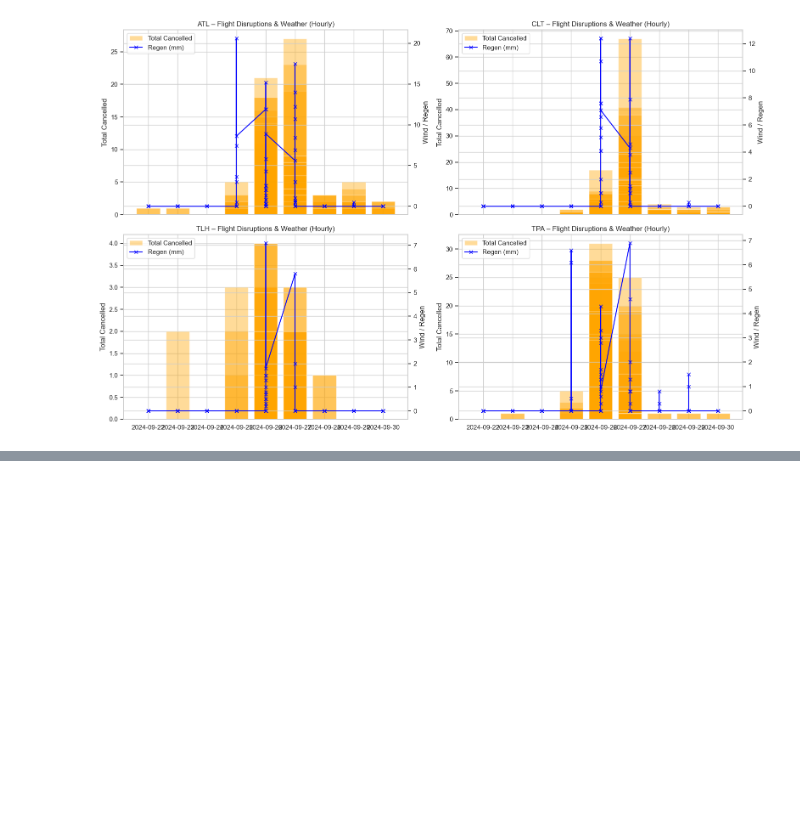
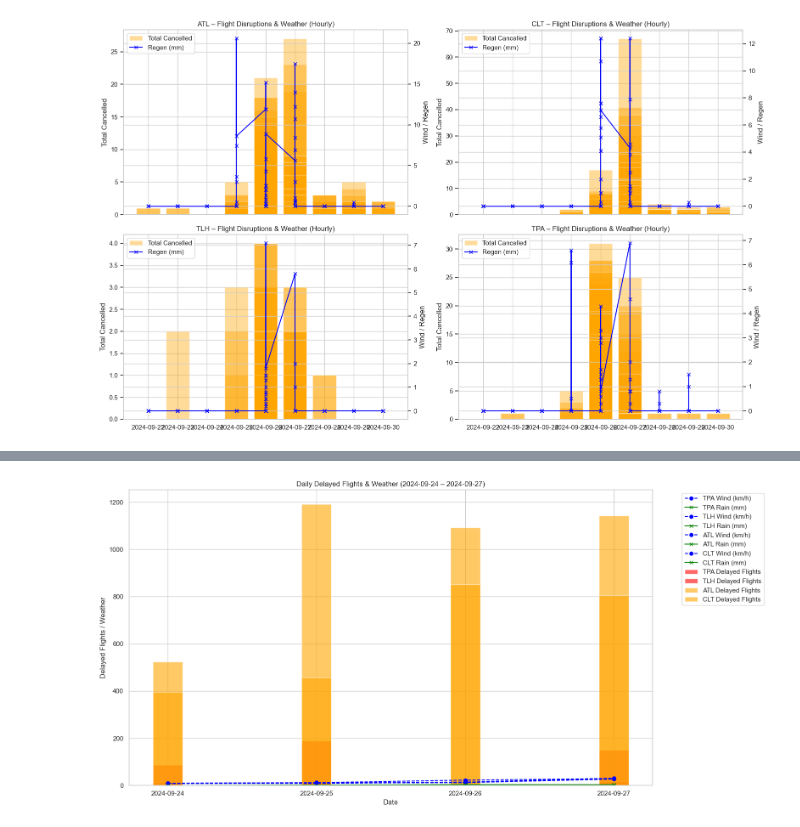
Before and after one commit to mail341/da-08122025-analytics-engineering-project, a Jupyter notebook: Nicole_test/plotting_tables.ipynb, the cells around one changed output, grey strips where cells are left out. Cells and saved outputs as stored; diff of their text form; code cells hidden in the pictures; blank space fills up the shorter version.

```diff
--- a/Nicole_test/plotting_tables.ipynb
+++ b/Nicole_test/plotting_tables.ipynb
@@ -534,0 +421,94 @@ KeyError: 'POSTGRES_USER'
+# %%
+import pandas as pd
+import numpy as np
+import matplotlib.pyplot as plt
+import seaborn as sns
+from sqlalchemy import create_engine
+from urllib.parse import quote_plus
+from dotenv import dotenv_values
+import os
+
+# ---- Load .env ----
+config = dotenv_values()  # .env im aktuellen Verzeichnis
+pg_user = config['POSTGRES_USER']
+pg_host = config['POSTGRES_HOST']
+pg_port = config['POSTGRES_PORT']
+pg_db = config['POSTGRES_DB']
+pg_schema = config['POSTGRES_SCHEMA']
+pg_pass = quote_plus(config['POSTGRES_PASS'])
+
+# ---- Create Engine ----
+url = f'postgresql://{pg_user}:{pg_pass}@{pg_host}:{pg_port}/{pg_db}'
+engine = create_engine(url, echo=False)
+
+# ---- Airports & Date Range ----
+airports = ['TPA','TLH','ATL','CLT']
+start_date = '2024-09-24'
+end_date = '2024-09-27'
+
+# ---- Load hourly flights + weather ----
+query = f"""
+SELECT *
+FROM {pg_schema}.mart_hourly_flights_weather
+WHERE airport IN ('{"','".join(airports)}')
+  AND flight_date BETWEEN '{start_date}' AND '{end_date}'
+ORDER BY airport, flight_date
+"""
+df = pd.read_sql(query, engine)
+
+# ---- Ensure dep_scheduled is datetime ----
+if not np.issubdtype(df['dep_scheduled'].dtype, np.datetime64):
+    df['dep_scheduled'] = pd.to_datetime(df['dep_scheduled'], errors='coerce')
+
+# ---- Daily Aggregation ----
+daily_summary = df.groupby(['airport', 'flight_date']).agg({
+    'dep_delayed_flight':'sum',
+    'arr_delayed_flight':'sum',
+    'precipitation_mm':'mean',
+    'wind_speed_kmh':'mean'
+}).reset_index()
+
+daily_summary['total_delayed'] = daily_summary['dep_delayed_flight'] + daily_summary['arr_delayed_flight']
+
+# ---- Plot ----
+sns.set(style="whitegrid")
+plt.figure(figsize=(16,8))
+
+colors = {'TPA':'red','TLH':'red','ATL':'orange','CLT':'orange'}
+
+for airport in airports:
+    sub = daily_summary[daily_summary['airport'] == airport]
+
+    # Bar: delayed flights
+    plt.bar(sub['flight_date'] + pd.to_timedelta(airports.index(airport)*0.2, unit='d'),
+            sub['total_delayed'],
+            width=0.2,
+            alpha=0.6,
+            color=colors[airport],
+            label=f"{airport} Delayed Flights")
+
+    # Line: wind speed
+    plt.plot(sub['flight_date'],
+             sub['wind_speed_kmh'],
+             color='blue', marker='o', linestyle='--',
+             label=f"{airport} Wind (km/h)")
+
+    # Line: precipitation
+    if 'precipitation_mm' in sub.columns:
+        plt.plot(sub['flight_date'],
+                 sub['precipitation_mm'],
+                 color='green', marker='x', linestyle='-',
+                 label=f"{airport} Rain (mm)")
+
+plt.xlabel("Date")
+plt.ylabel("Delayed Flights / Weather")
+plt.title(f"Daily Delayed Flights & Weather ({start_date} – {end_date})")
+plt.xticks(pd.date_range(start=start_date, end=end_date))
+plt.legend(bbox_to_anchor=(1.05,1), loc='upper left')
+plt.tight_layout()
+
+# ---- Save Figure ----
+os.makedirs("Nicole_test", exist_ok=True)
+plt.savefig("Nicole_test/daily_flights_weather_24-27_sep.png", dpi=300)
+plt.show()
+# %% [output]
@@ -534,0 +516 @@ KeyError: 'POSTGRES_USER'
+[figure, added]
```
Also changed, not shown: parts of 5 cells of this notebook, 6 other files.
